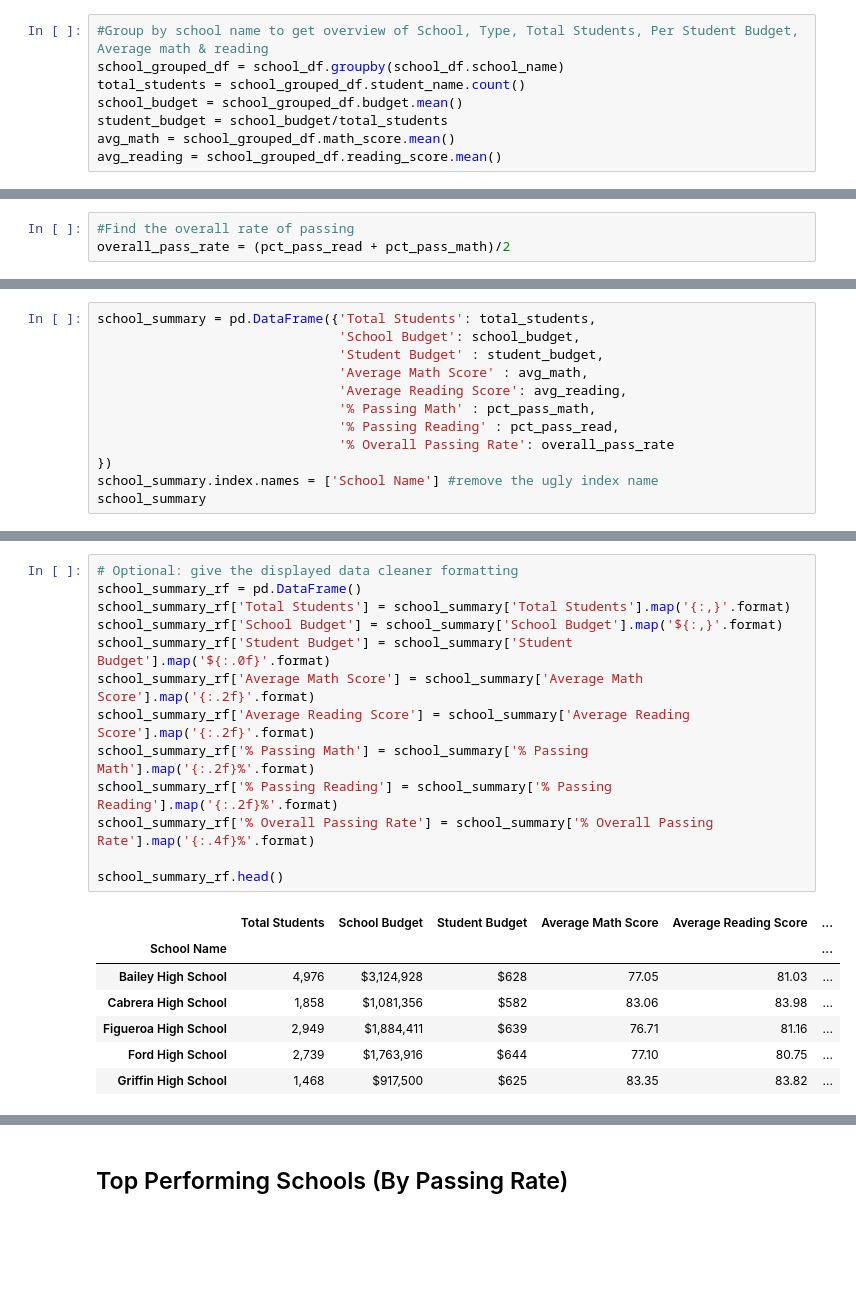
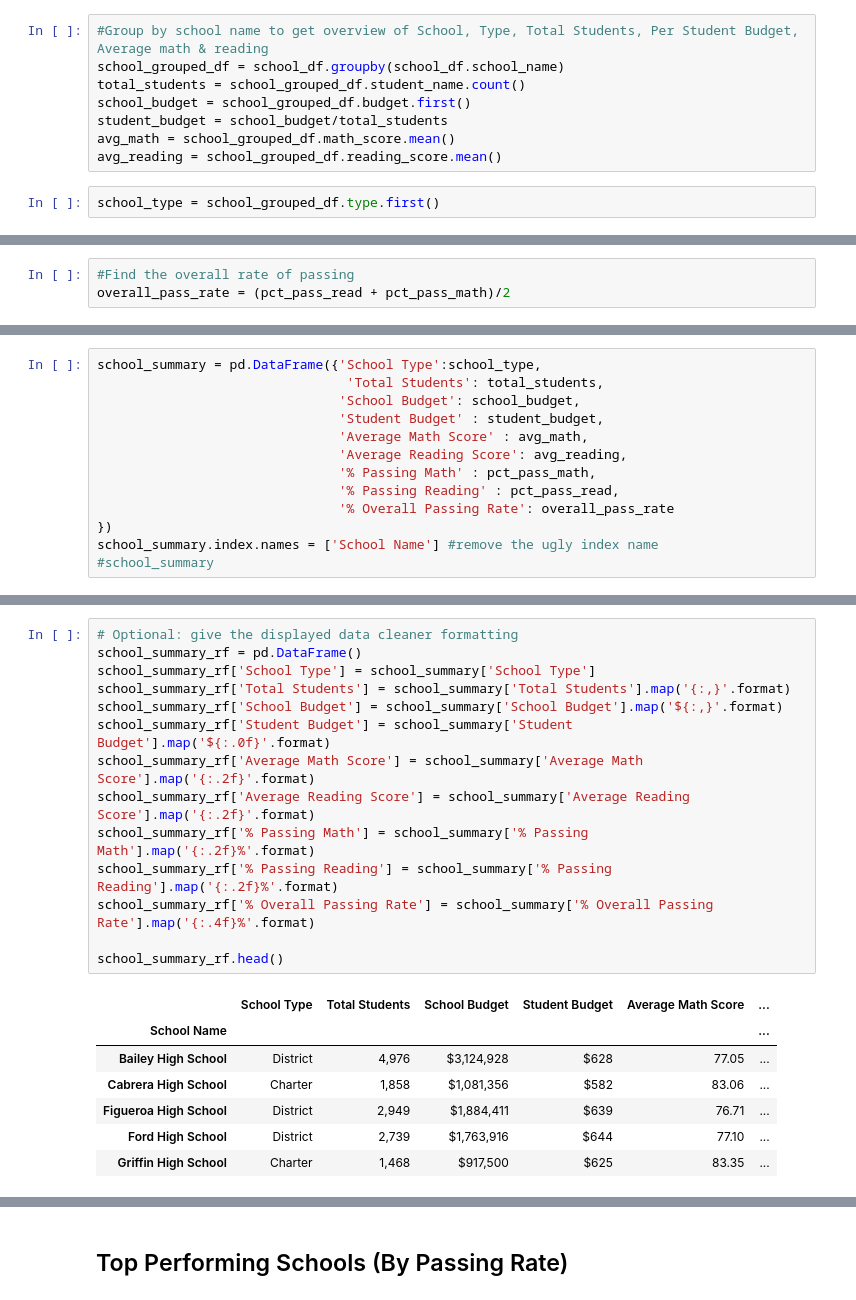
Before and after one commit to lweislo/Homework-4, a Jupyter notebook: weislo_pandas.ipynb, the cells around one changed output, grey strips where cells are left out. Saved outputs shown, nothing was run; the diff lists cells and outputs as text; blank space fills up the shorter version.

```diff
--- a/weislo_pandas.ipynb
+++ b/weislo_pandas.ipynb
@@ -131,10 +138,12 @@ district_summary
 #Group by school name to get overview of School, Type, Total Students, Per Student Budget, Average math & reading
 school_grouped_df = school_df.groupby(school_df.school_name)
 total_students = school_grouped_df.student_name.count()
-school_budget = school_grouped_df.budget.mean()
+school_budget = school_grouped_df.budget.first()
 student_budget = school_budget/total_students
 avg_math = school_grouped_df.math_score.mean()
 avg_reading = school_grouped_df.reading_score.mean()
+# %%
+school_type = school_grouped_df.type.first()
 # %%
 # Find the percentage of students passing reading
 pass_read_grouped = pass_read.groupby(pass_read.school_name)
@@ -151,5 +167,6 @@ overall_pass_rate = (pct_pass_read + pct_pass_math)/2
 # %%
-school_summary = pd.DataFrame({'Total Students': total_students,
+school_summary = pd.DataFrame({'School Type':school_type,
+                                'Total Students': total_students,
                                'School Budget': school_budget,
                                'Student Budget' : student_budget,
                                'Average Math Score' : avg_math,
@@ -159,4 +176,4 @@ school_summary = pd.DataFrame({'Total Students': total_students,
                                '% Overall Passing Rate': overall_pass_rate
 })
 school_summary.index.names = ['School Name'] #remove the ugly index name
-school_summary
+#school_summary
@@ -181,21 +180,22 @@ school_summary
 # %%
 # Optional: give the displayed data cleaner formatting
 school_summary_rf = pd.DataFrame()
+school_summary_rf['School Type'] = school_summary['School Type']
 school_summary_rf['Total Students'] = school_summary['Total Students'].map('{:,}'.format)
 school_summary_rf['School Budget'] = school_summary['School Budget'].map('${:,}'.format)
 school_summary_rf['Student Budget'] = school_summary['Student Budget'].map('${:.0f}'.format)
 school_summary_rf['Average Math Score'] = school_summary['Average Math Score'].map('{:.2f}'.format)
 school_summary_rf['Average Reading Score'] = school_summary['Average Reading Score'].map('{:.2f}'.format)
 school_summary_rf['% Passing Math'] = school_summary['% Passing Math'].map('{:.2f}%'.format)
 school_summary_rf['% Passing Reading'] = school_summary['% Passing Reading'].map('{:.2f}%'.format)
 school_summary_rf['% Overall Passing Rate'] = school_summary['% Overall Passing Rate'].map('{:.4f}%'.format)
 
 school_summary_rf.head()
 # %% [output]
-|  | Total Students | School Budget | Student Budget | Average Math Score | Average Reading Score | ... |
+|  | School Type | Total Students | School Budget | Student Budget | Average Math Score | ... |
 | School Name |  |  |  |  |  | ... |
-| Bailey High School | 4,976 | $3,124,928 | $628 | 77.05 | 81.03 | ... |
-| Cabrera High School | 1,858 | $1,081,356 | $582 | 83.06 | 83.98 | ... |
-| Figueroa High School | 2,949 | $1,884,411 | $639 | 76.71 | 81.16 | ... |
-| Ford High School | 2,739 | $1,763,916 | $644 | 77.10 | 80.75 | ... |
-| Griffin High School | 1,468 | $917,500 | $625 | 83.35 | 83.82 | ... |
+| Bailey High School | District | 4,976 | $3,124,928 | $628 | 77.05 | ... |
+| Cabrera High School | Charter | 1,858 | $1,081,356 | $582 | 83.06 | ... |
+| Figueroa High School | District | 2,949 | $1,884,411 | $639 | 76.71 | ... |
+| Ford High School | District | 2,739 | $1,763,916 | $644 | 77.10 | ... |
+| Griffin High School | Charter | 1,468 | $917,500 | $625 | 83.35 | ... |
```
Also changed, not shown: parts of 11 cells of this notebook.
